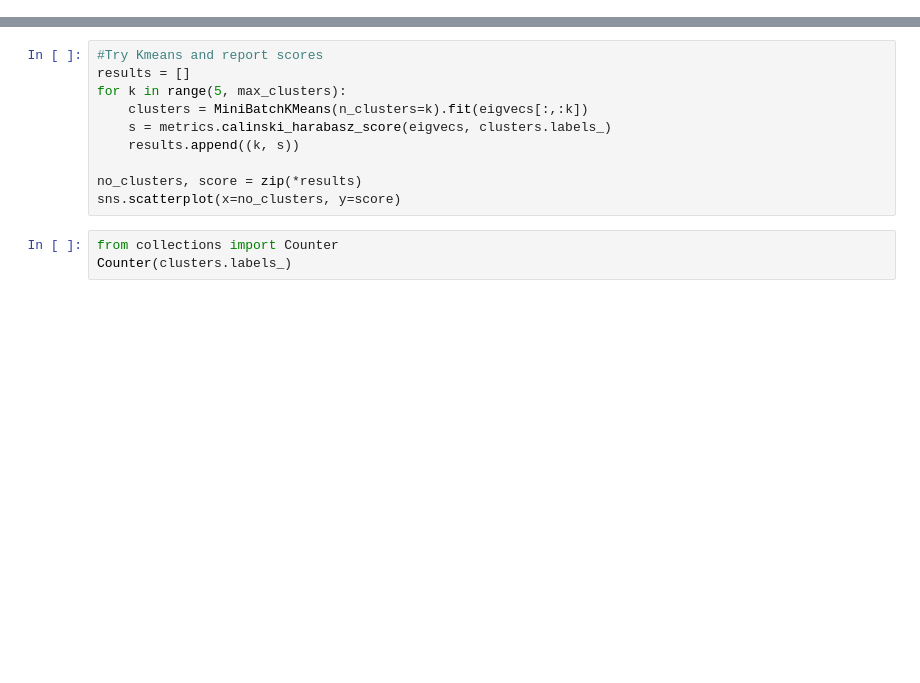
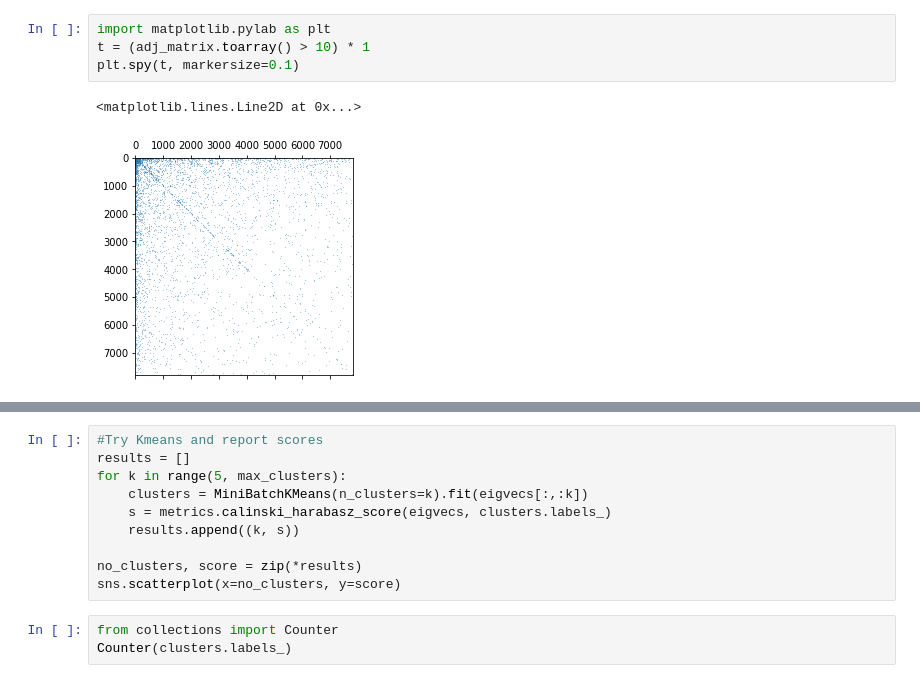
Before and after one commit to alu13/Antiwork_Analysis, a Jupyter notebook: src/user_networks/test_clustering.ipynb, the cells around one changed output, grey strips where cells are left out. Cells and saved outputs as stored; diff of their text form; blank space fills up the shorter version.

```diff
--- a/src/user_networks/test_clustering.ipynb
+++ b/src/user_networks/test_clustering.ipynb
@@ -20,3 +44,10 @@ print(laplacian.shape)
+# %%
+import matplotlib.pylab as plt
+t = (adj_matrix.toarray() > 10) * 1
+plt.spy(t, markersize=0.1)
+# %% [output]
+<matplotlib.lines.Line2D at 0x...>
+[figure, added]
 # %%
 max_clusters = 100
 
```
Also changed, not shown: parts of 9 cells of this notebook, 6 other files.
